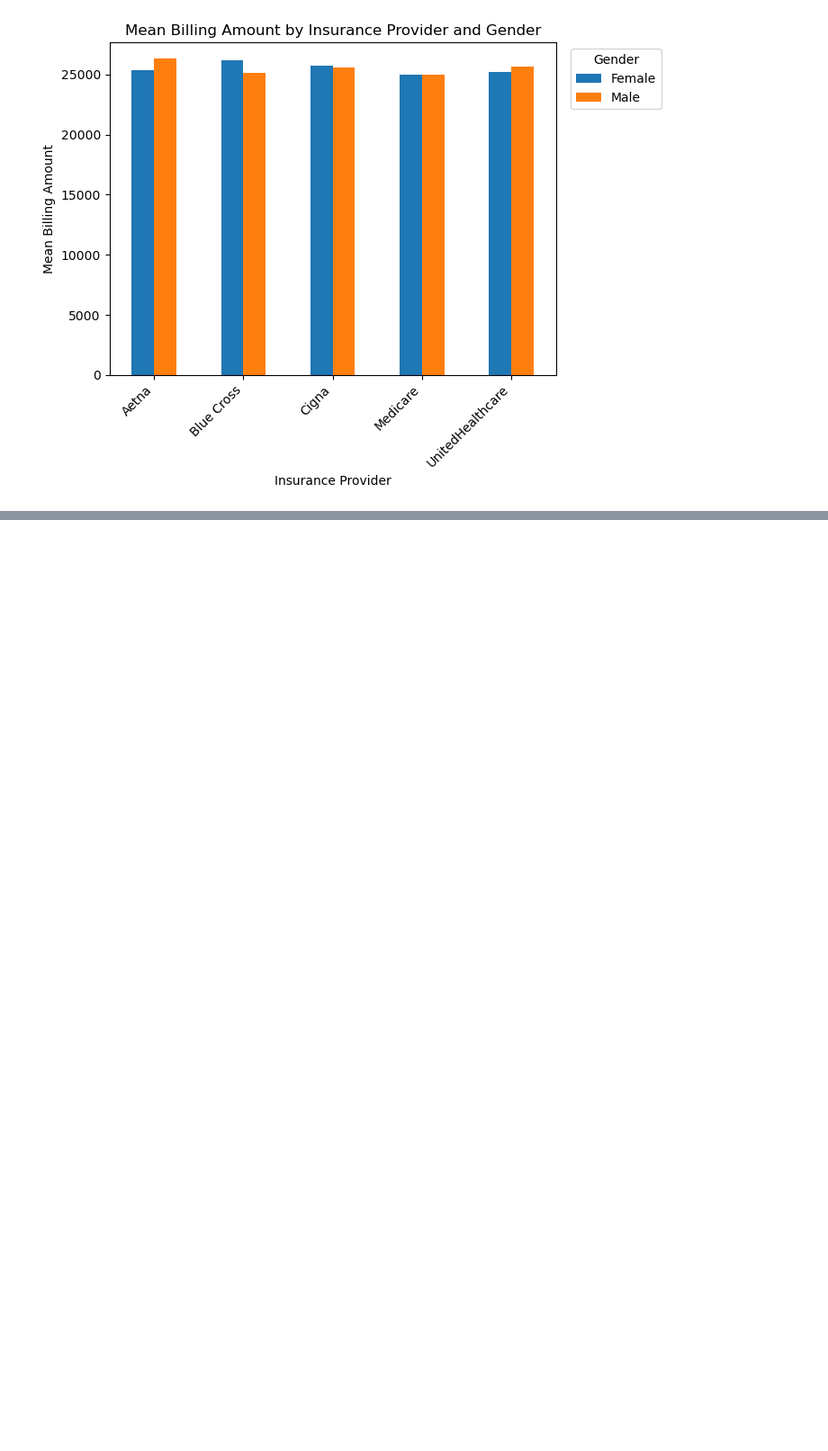
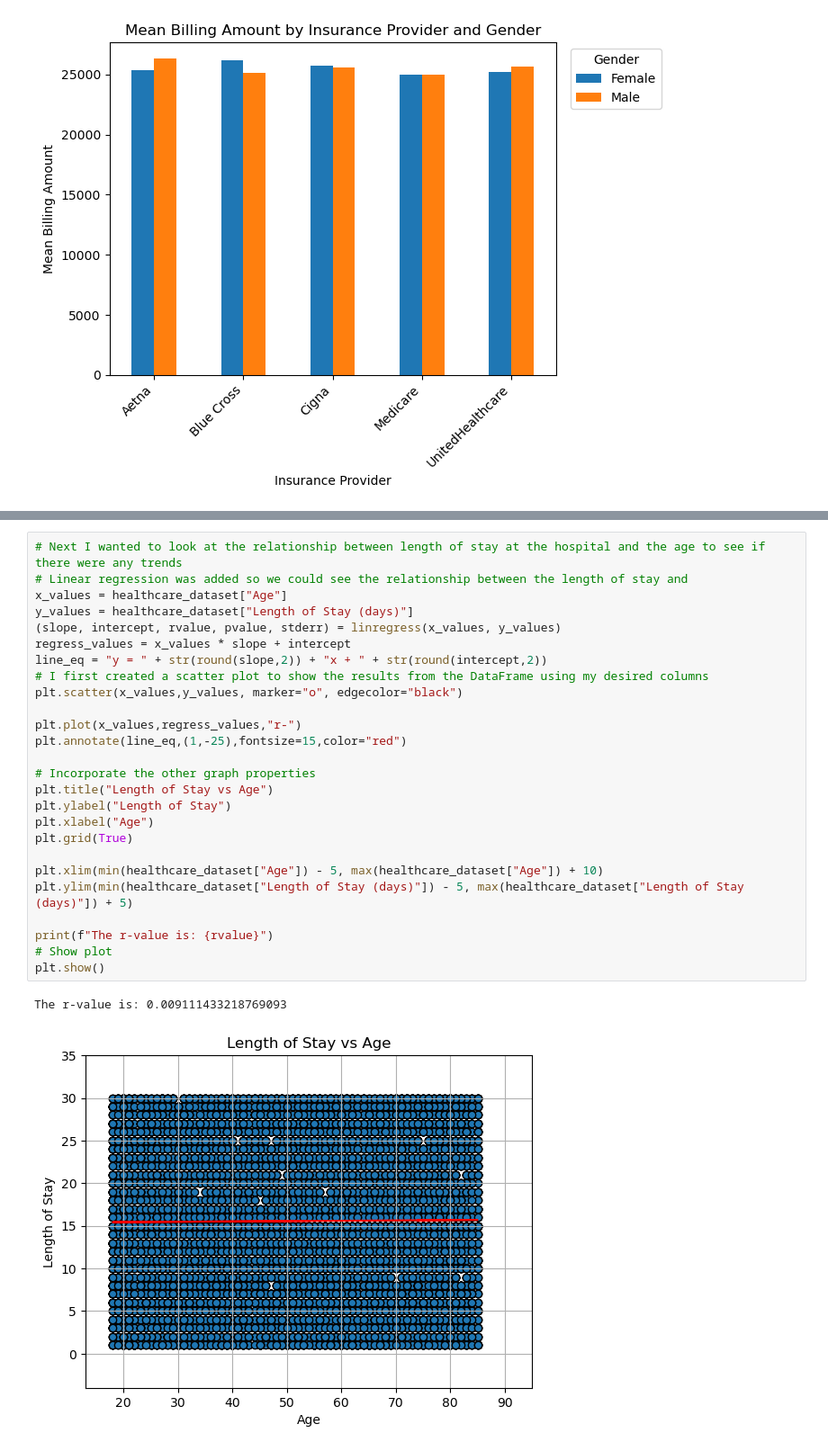
Before and after one commit to Handro4/Bootcamp-Project1, a Jupyter notebook: main.py/Healthcare.ipynb, the cells around one changed output, grey strips where cells are left out. Shown at 90% size. Drawn from its saved outputs; the diff is of its cells as text; blank space fills up the shorter version.

```diff
--- a/main.py/Healthcare.ipynb
+++ b/main.py/Healthcare.ipynb
@@ -171,0 +237,29 @@ billing_stats
+# %%
+# Next I wanted to look at the relationship between length of stay at the hospital and the age to see if there were any trends
+# Linear regression was added so we could see the relationship between the length of stay and
+x_values = healthcare_dataset["Age"]
+y_values = healthcare_dataset["Length of Stay (days)"]
+(slope, intercept, rvalue, pvalue, stderr) = linregress(x_values, y_values)
+regress_values = x_values * slope + intercept
+line_eq = "y = " + str(round(slope,2)) + "x + " + str(round(intercept,2))
+# I first created a scatter plot to show the results from the DataFrame using my desired columns
+plt.scatter(x_values,y_values, marker="o", edgecolor="black")
+
+plt.plot(x_values,regress_values,"r-")
+plt.annotate(line_eq,(1,-25),fontsize=15,color="red")
+
+# Incorporate the other graph properties
+plt.title("Length of Stay vs Age")
+plt.ylabel("Length of Stay")
+plt.xlabel("Age")
+plt.grid(True)
+
+plt.xlim(min(healthcare_dataset["Age"]) - 5, max(healthcare_dataset["Age"]) + 10)
+plt.ylim(min(healthcare_dataset["Length of Stay (days)"]) - 5, max(healthcare_dataset["Length of Stay (days)"]) + 5)
+
+print(f"The r-value is: {rvalue}")
+# Show plot
+plt.show()
+# %% [output]
+The r-value is: 0.009111433218769093
+[figure, added]
```
Also changed, not shown: parts of 15 cells of this notebook.
